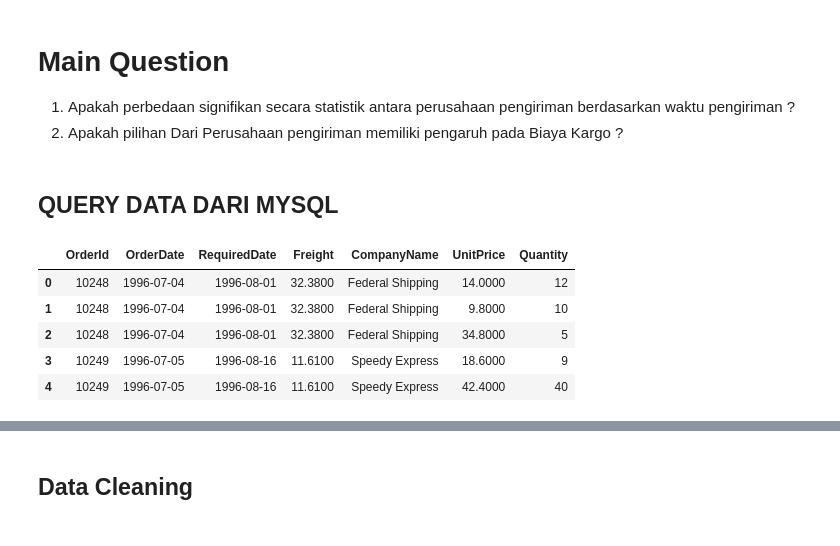
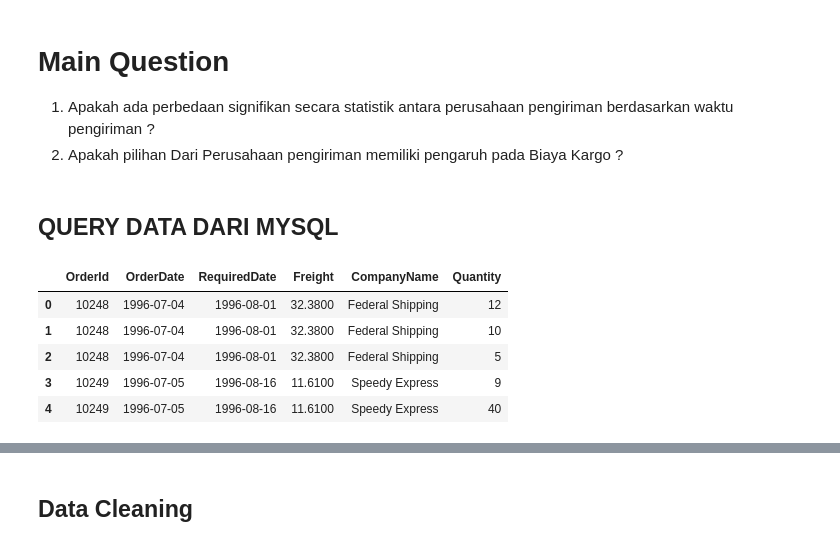
Before and after one commit to alhudareza4/Project-Orders, a Jupyter notebook: Project 2.ipynb, the cells around one changed output, grey strips where cells are left out. Drawn from its saved outputs; the diff is of its cells as text; code cells hidden in the pictures.

```diff
--- a/Project 2.ipynb
+++ b/Project 2.ipynb
@@ -1,7 +1,7 @@
 # %% [markdown]
 # Main Question
 
-1. Apakah perbedaan signifikan secara statistik antara perusahaan pengiriman berdasarkan waktu pengiriman ?
+1. Apakah ada perbedaan signifikan secara statistik antara perusahaan pengiriman berdasarkan waktu pengiriman ?
 2. Apakah pilihan Dari Perusahaan pengiriman memiliki pengaruh pada Biaya Kargo ?
 # %%
 import mysql.connector as msc
@@ -34,24 +34,24 @@ def executedb(query):
 # %%
 query = '''
 WITH OrderCTE
 AS
 (
-    SELECT o.OrderId, o.OrderDate, o.RequiredDate, o.Freight, s.CompanyName, od.UnitPrice, od.Quantity
+    SELECT o.OrderId, o.OrderDate, o.RequiredDate, o.Freight, s.CompanyName, od.Quantity
     FROM orders o
     left join Shippers s ON o.Shipvia = s.ShipperID
     left join OrderDetails od ON o.OrderID = od.OrderID
 )
 SELECT * FROM OrderCTE;
 '''
 df = executedb(query)
 df.head()
 # %% [output]
-|  | OrderId | OrderDate | RequiredDate | Freight | CompanyName | UnitPrice | Quantity |
-| 0 | 10248 | 1996-07-04 | 1996-08-01 | 32.3800 | Federal Shipping | 14.0000 | 12 |
-| 1 | 10248 | 1996-07-04 | 1996-08-01 | 32.3800 | Federal Shipping | 9.8000 | 10 |
-| 2 | 10248 | 1996-07-04 | 1996-08-01 | 32.3800 | Federal Shipping | 34.8000 | 5 |
-| 3 | 10249 | 1996-07-05 | 1996-08-16 | 11.6100 | Speedy Express | 18.6000 | 9 |
-| 4 | 10249 | 1996-07-05 | 1996-08-16 | 11.6100 | Speedy Express | 42.4000 | 40 |
+|  | OrderId | OrderDate | RequiredDate | Freight | CompanyName | Quantity |
+| 0 | 10248 | 1996-07-04 | 1996-08-01 | 32.3800 | Federal Shipping | 12 |
+| 1 | 10248 | 1996-07-04 | 1996-08-01 | 32.3800 | Federal Shipping | 10 |
+| 2 | 10248 | 1996-07-04 | 1996-08-01 | 32.3800 | Federal Shipping | 5 |
+| 3 | 10249 | 1996-07-05 | 1996-08-16 | 11.6100 | Speedy Express | 9 |
+| 4 | 10249 | 1996-07-05 | 1996-08-16 | 11.6100 | Speedy Express | 40 |
 # %%
 df.info()
 # %% [output]
```
Also changed, not shown: parts of 9 cells of this notebook.
